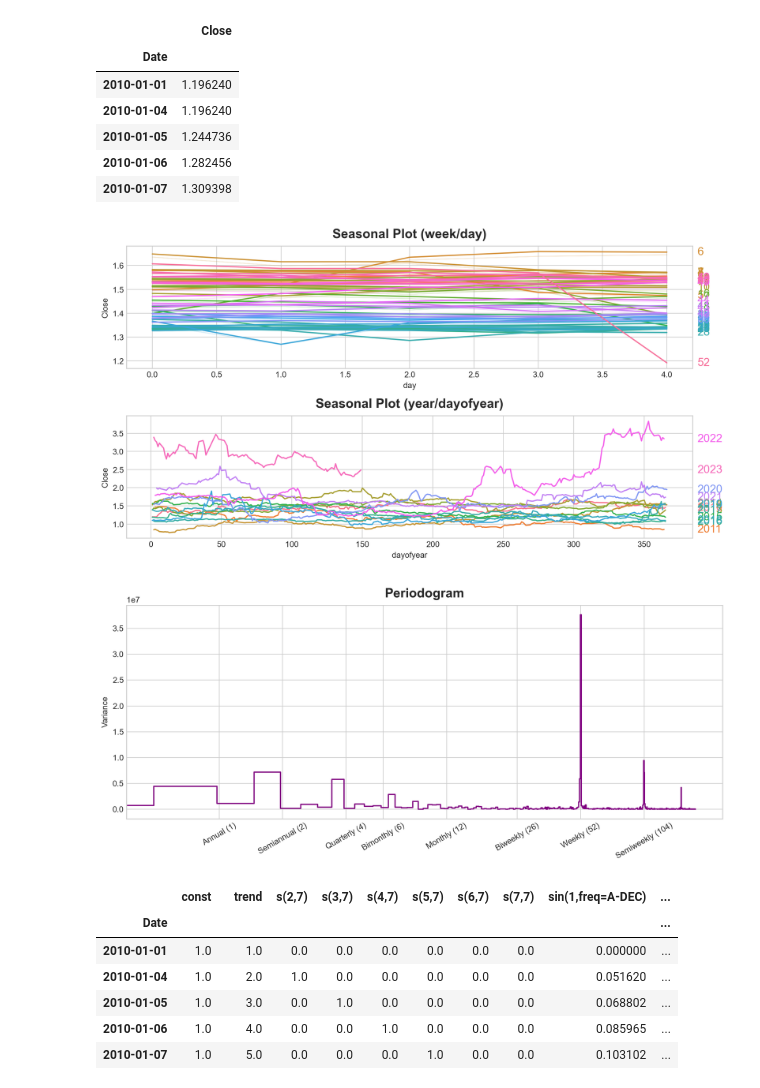
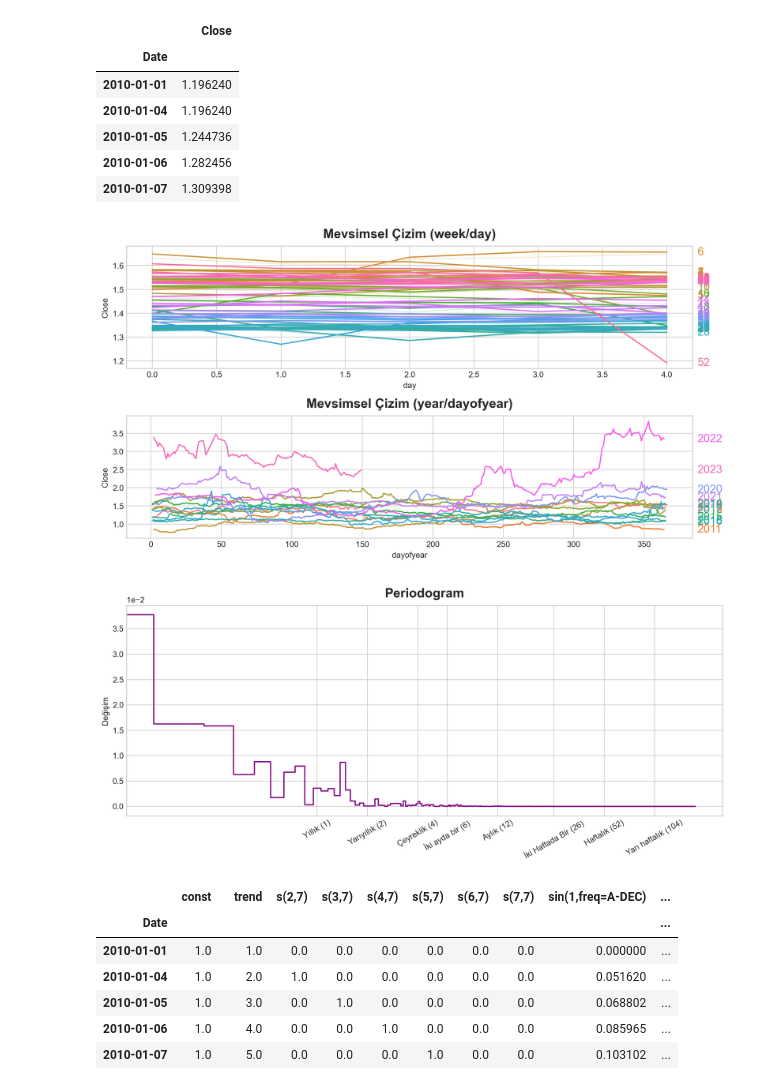
Before and after one commit to seyfullah/KaggleWorks, a Jupyter notebook: TimeSeries/Lesson3-Seasonality-Stock.ipynb, the cells around one changed output. Drawn from its saved outputs; the diff is of its cells as text; code cells hidden in the pictures.

```diff
--- a/TimeSeries/Lesson3-Seasonality-Stock.ipynb
+++ b/TimeSeries/Lesson3-Seasonality-Stock.ipynb
@@ -46,7 +46,7 @@ def seasonal_plot(X, y, period, freq, ax=None):
         palette=palette,
         legend=False,
     )
-    ax.set_title(f"Seasonal Plot ({period}/{freq})")
+    ax.set_title(f"Mevsimsel Çizim ({period}/{freq})")
     for line, name in zip(ax.lines, X[period].unique()):
         y_ = line.get_ydata()[-1]
         ax.annotate(
@@ -79,19 +79,19 @@ def plot_periodogram(ts, detrend='linear', ax=None):
     ax.set_xticks([1, 2, 4, 6, 12, 26, 52, 104])
     ax.set_xticklabels(
         [
-            "Annual (1)",
-            "Semiannual (2)",
-            "Quarterly (4)",
-            "Bimonthly (6)",
-            "Monthly (12)",
-            "Biweekly (26)",
-            "Weekly (52)",
-            "Semiweekly (104)",
+            "Yıllık (1)",
+            "Yarıyıllık (2)",
+            "Çeyreklik (4)",
+            "İki ayda bir (6)",
+            "Aylık (12)",
+            "İki Haftada Bir (26)",
+            "Haftalık (52)",
+            "Yarı haftalık (104)",
         ],
         rotation=30,
     )
     ax.ticklabel_format(axis="y", style="sci", scilimits=(0, 0))
-    ax.set_ylabel("Variance")
+    ax.set_ylabel("Değişim")
     ax.set_title("Periodogram")
     return ax
 
@@ -122,11 +122,11 @@ fig, (ax0, ax1) = plt.subplots(2, 1, figsize=(11, 6))
 seasonal_plot(X, y="Close", period="week", freq="day", ax=ax0)
 seasonal_plot(X, y="Close", period="year", freq="dayofyear", ax=ax1);
 # %% [output]
-[figure, old version]
+[figure, new version]
 # %%
-plot_periodogram(tunnel.NumVehicles);
+plot_periodogram(stock.Close);
 # %% [output]
-[figure, old version]
+[figure, new version]
 # %%
 from statsmodels.tsa.deterministic import CalendarFourier, DeterministicProcess
 
```
Also changed, not shown: parts of 1 cell of this notebook, 2 other files.
